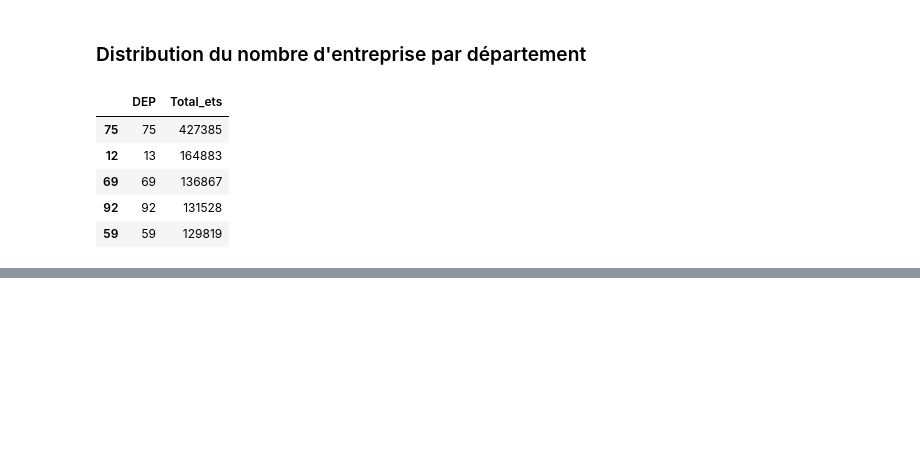
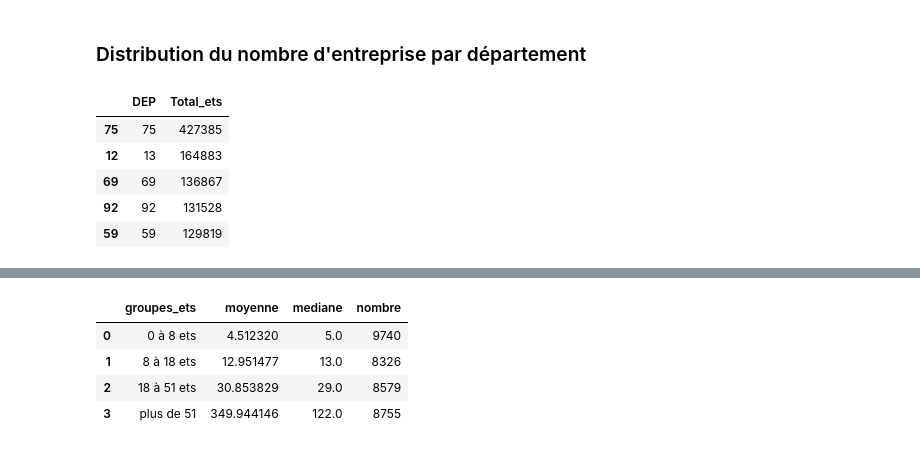
Before and after one commit to Mariehf64/fev23cda_french_industry, a Jupyter notebook: EDA - French Industry ETS.ipynb, the cells around one changed output, grey strips where cells are left out. Cells and saved outputs as stored; diff of their text form; code cells hidden in the pictures; blank space fills up the shorter version.

```diff
--- a/EDA - French Industry ETS.ipynb
+++ b/EDA - French Industry ETS.ipynb
@@ -376,0 +430,3 @@ plt.show()
+# %%
+ets_paris_in = ets[ets['REG'] == 11].reset_index(drop=True)
+ets_paris_out = ets[ets['REG'] != 11].reset_index(drop=True)
@@ -376,0 +435,5 @@ plt.show()
+# %%
+
+ets_paris_in['groupes_ets'] = pd.qcut(ets_paris_out.E14TST, q=[0.0,0.25,0.5,0.75,1.0], labels=['0 à 8 ets', '8 à 18 ets', '18 à 51 ets', 'plus de 51'])
+
+ets_paris_out['groupes_ets'] = pd.qcut(ets_paris_out.E14TST, q=[0.0,0.25,0.5,0.75,1.0], labels=['0 à 8 ets', '8 à 18 ets', '18 à 51 ets', 'plus de 51'])
@@ -376,0 +456,8 @@ plt.show()
+# %%
+ets_paris_out.groupby('groupes_ets', as_index=False).agg(moyenne = ('E14TST', 'mean'), mediane = ('E14TST', 'median'), nombre = ('E14TST', 'count'))
+# %% [output]
+|  | groupes_ets | moyenne | mediane | nombre |
+| 0 | 0 à 8 ets | 4.512320 | 5.0 | 9740 |
+| 1 | 8 à 18 ets | 12.951477 | 13.0 | 8326 |
+| 2 | 18 à 51 ets | 30.853829 | 29.0 | 8579 |
+| 3 | plus de 51 | 349.944146 | 122.0 | 8755 |
```
Also changed, not shown: parts of 14 cells of this notebook.
